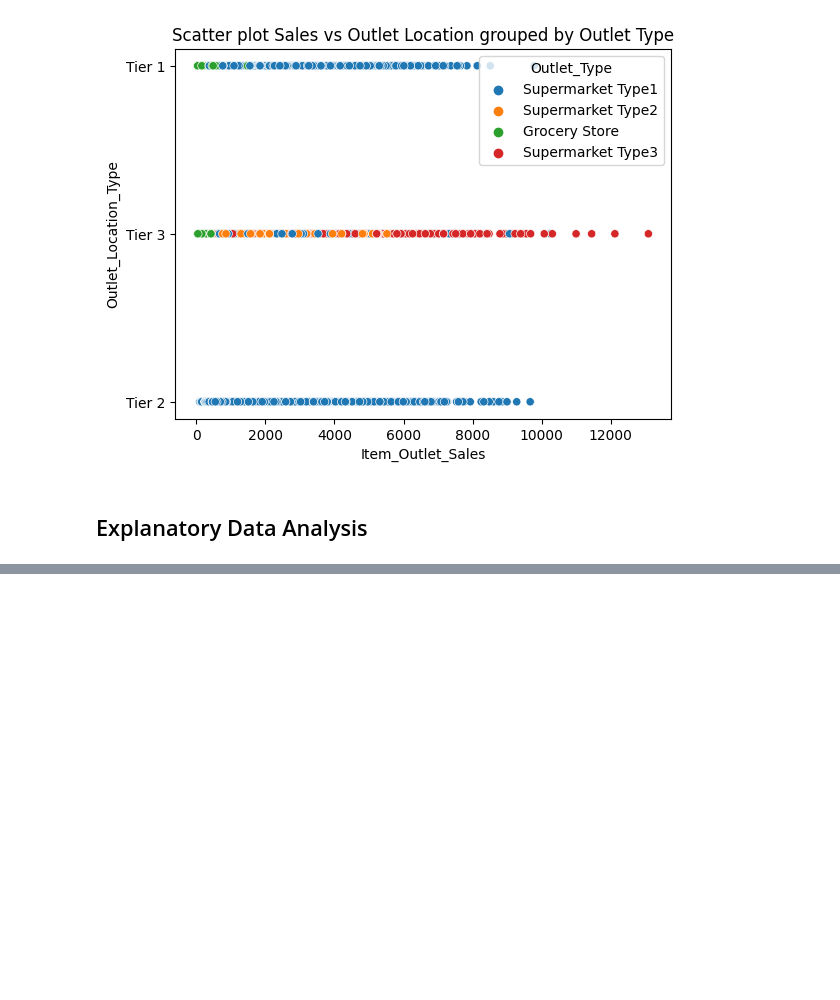
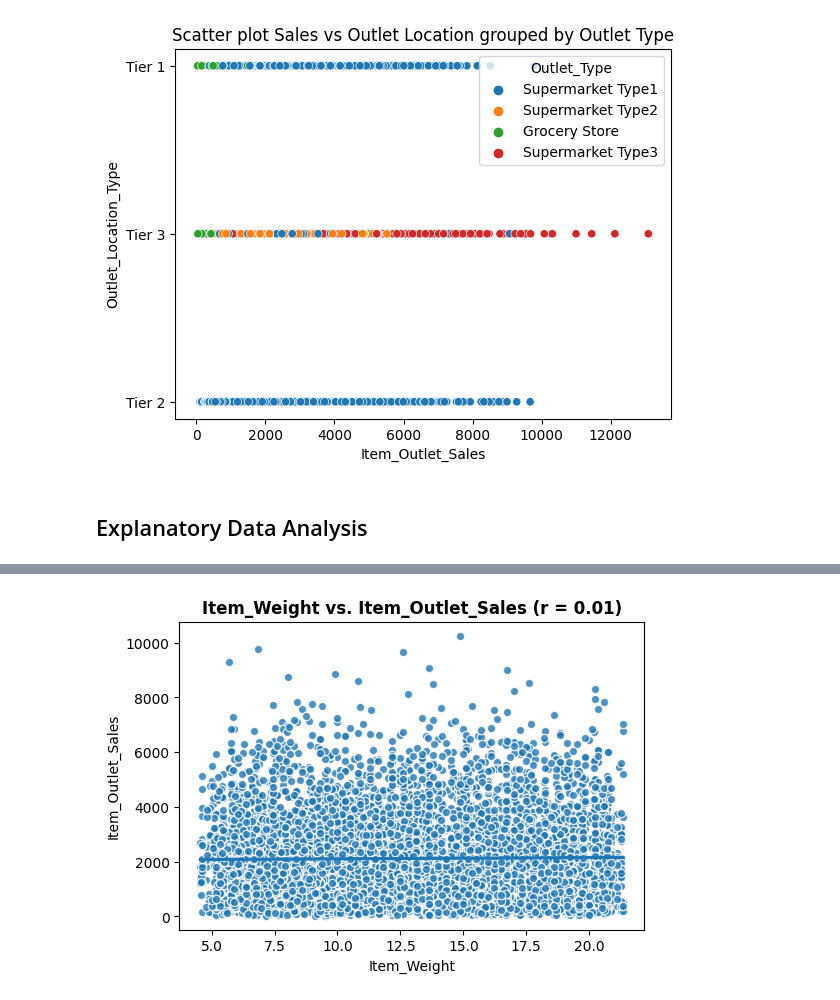
Before and after one commit to Desh86/Prediction-of-Product-Sales, a Jupyter notebook: Untitled2.ipynb, the cells around one changed output, grey strips where cells are left out. Cells and saved outputs as stored; diff of their text form; code cells hidden in the pictures; blank space fills up the shorter version.

```diff
--- a/Untitled2.ipynb
+++ b/Untitled2.ipynb
@@ -349,0 +673,5 @@ Text(0.5, 1.0, 'Scatter plot Sales vs Outlet Location grouped by Outlet Type')
+# %%
+# Run the appropriate feature vs. target function (based on dtype)
+plot_numeric_vs_target(df,feature, 'Item_Outlet_Sales');
+# %% [output]
+[figure, added]
```
Also changed, not shown: parts of 47 cells of this notebook.
